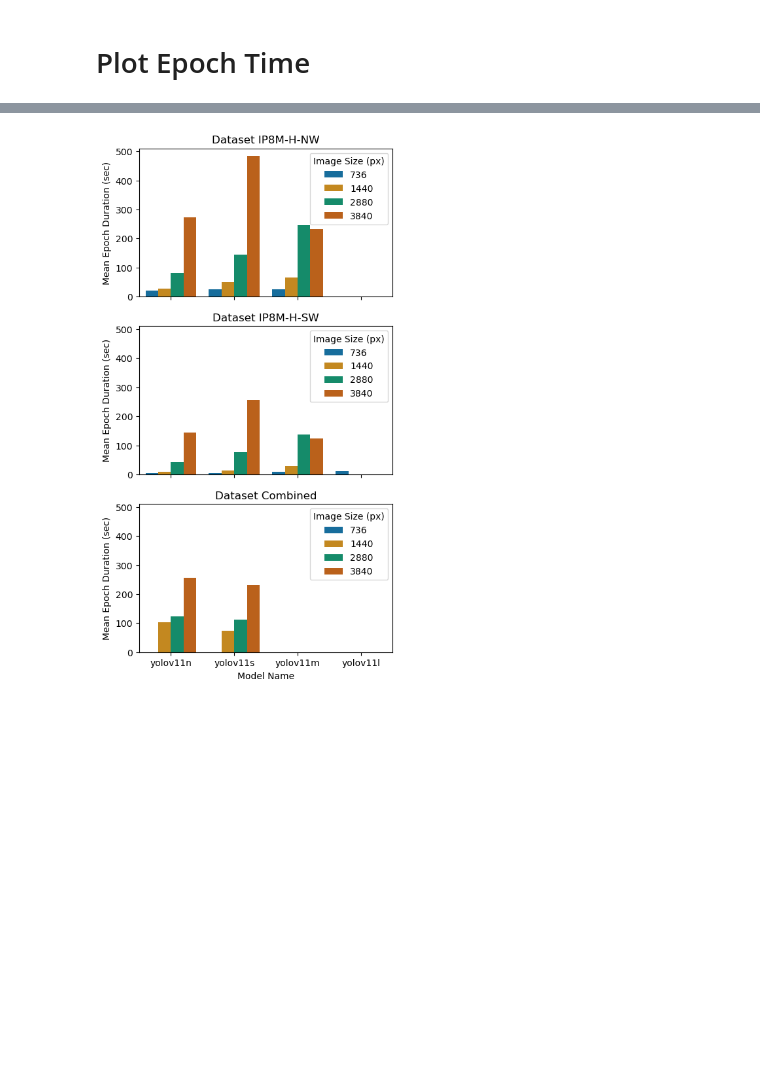
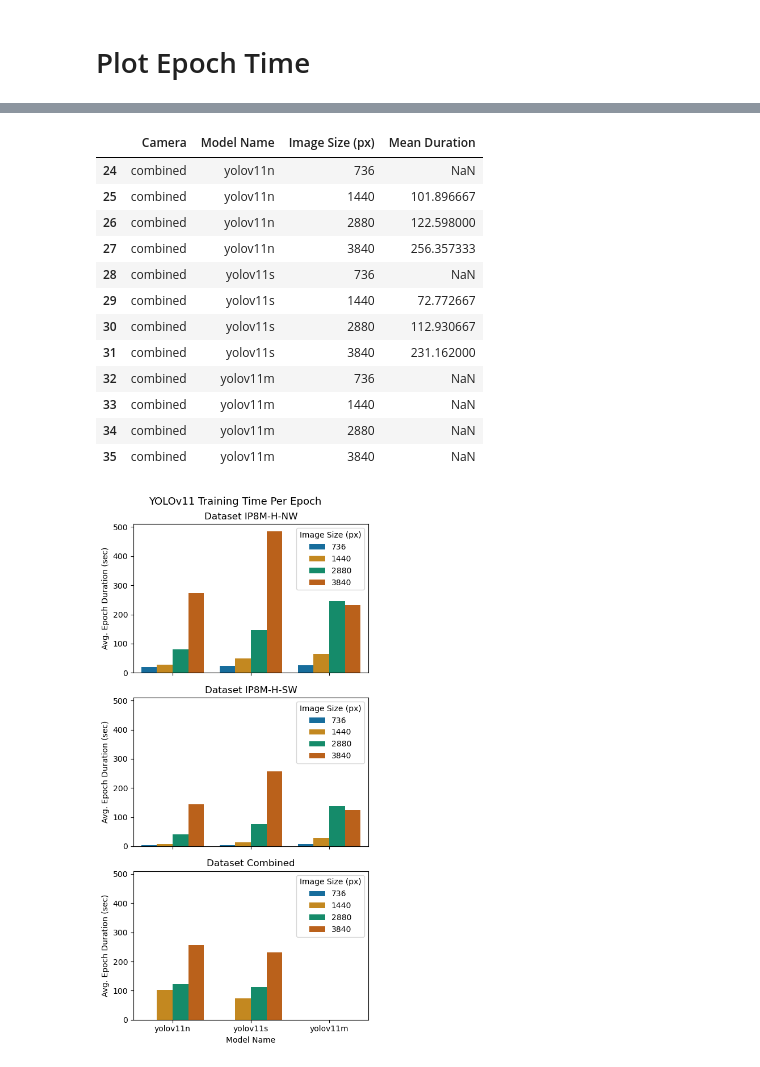
Before and after one commit to mtmoore-ai/deer-detector, a Jupyter notebook: yolov11_train_results.ipynb, the cells around one changed output, grey strips where cells are left out. Cells and saved outputs as stored; diff of their text form; code cells hidden in the pictures; blank space fills up the shorter version.

```diff
--- a/yolov11_train_results.ipynb
+++ b/yolov11_train_results.ipynb
@@ -62,9 +62,8 @@ train_df.rename(columns={'imgsz': "Image Size (px)", 'epoch': 'Epoch',
                          inplace=True)
 
 # Define the custom sort order
-model_order = ['yolov11n', 'yolov11s', 'yolov11m', 'yolov11l']
+model_order = ['yolov11n', 'yolov11s', 'yolov11m']
 
-# Convert the 'Month' column to a categorical type with the custom order
 train_df['Model Name'] = pd.Categorical(train_df['Model Name'], categories=model_order, ordered=True)
 
 train_df.sort_values(['Camera', 'Model Name', 'Image Size (px)', 'Epoch'], inplace=True)
@@ -82,9 +81,9 @@ train_df.loc[train_df['epoch_duration'] < 0, 'epoch_duration'] = train_df.loc[tr
 print(train_df.dtypes)
 display(train_df)
 
-#mask_list = []
-#mask_list.append(train_df['Camera'] == "IP8M-H-SW")
-#mask_list.append(train_df['Model Name'] == "yolov11m")
+mask_list = []
+mask_list.append(train_df['Camera'] == "IP8M-H-SW")
+mask_list.append(train_df['Image Size (px)'] == "736")
 #for s in [ 3840, ]:
 #    mask_list.append(train_df['Image Size (px)'] == s)
 #    #display(train_df[ join_mask(mask_list) ])
@@ -103,6 +102,8 @@ def join_mask( mask_list ):
         else:
             full_mask = full_mask & m
     return full_mask
+
+display( train_df[join_mask(mask_list)] )
 # %% [output]
 Epoch                      int64
 time                     float64
@@ -186,6 +188,7 @@ for model in ["yolov11n"]: #, "yolov11s", "yolov11m"]:
             mask_list.pop()
             axs[i].set_ylim([0,5])
 
-        #fig.suptitle(f"Training Loss Curves for {model.capitalize()} using {imgsize} pixel Images")
+        fig.suptitle(f"Training Loss for {model} using {imgsize} pixel Images")
+        fig.tight_layout()
         plt.savefig(os.path.join("/data/mtmoore/school/CSiML_AI395T/final_project/plots", f"training_losses_camera_model_{imgsize}px_{model}.png"))
 # %% [output]
@@ -204,10 +207,13 @@ for i, camera in enumerate(cameras):
     camera_name = camera if camera[0].isupper() else camera.capitalize()
 
     current_df = epoch_duration_mean_df[ epoch_duration_mean_df['Camera'] == camera ]
-
+    display(current_df)
     axs[i] = sns.barplot(data=current_df, x="Model Name", y="Mean Duration", hue='Image Size (px)', ax=axs[i], palette='colorblind',)
     axs[i].set_title(f"Dataset {camera_name}")
-    axs[i].set_ylabel("Mean Epoch Duration (sec)")
+    axs[i].set_ylabel("Avg. Epoch Duration (sec)")
+fig.suptitle("YOLOv11 Training Time Per Epoch", fontsize=13)
+fig.tight_layout()
+
 plt.savefig(os.path.join("/data/mtmoore/school/CSiML_AI395T/final_project/plots", f"yolo_epoch_training_time.png"))
 
 #for camera in train_df['Camera'].unique().tolist():
@@ -224 +256,14 @@ plt.savefig(os.path.join("/data/mtmoore/school/CSiML_AI395T/final_project/plots"
+|  | Camera | Model Name | Image Size (px) | Mean Duration |
+| 24 | combined | yolov11n | 736 | NaN |
+| 25 | combined | yolov11n | 1440 | 101.896667 |
+| 26 | combined | yolov11n | 2880 | 122.598000 |
+| 27 | combined | yolov11n | 3840 | 256.357333 |
+| 28 | combined | yolov11s | 736 | NaN |
+| 29 | combined | yolov11s | 1440 | 72.772667 |
+| 30 | combined | yolov11s | 2880 | 112.930667 |
+| 31 | combined | yolov11s | 3840 | 231.162000 |
+| 32 | combined | yolov11m | 736 | NaN |
+| 33 | combined | yolov11m | 1440 | NaN |
+| 34 | combined | yolov11m | 2880 | NaN |
+| 35 | combined | yolov11m | 3840 | NaN |
-[figure, old version]
+[figure, new version]
```
Also changed, not shown: parts of 4 cells of this notebook, 10 other files.
